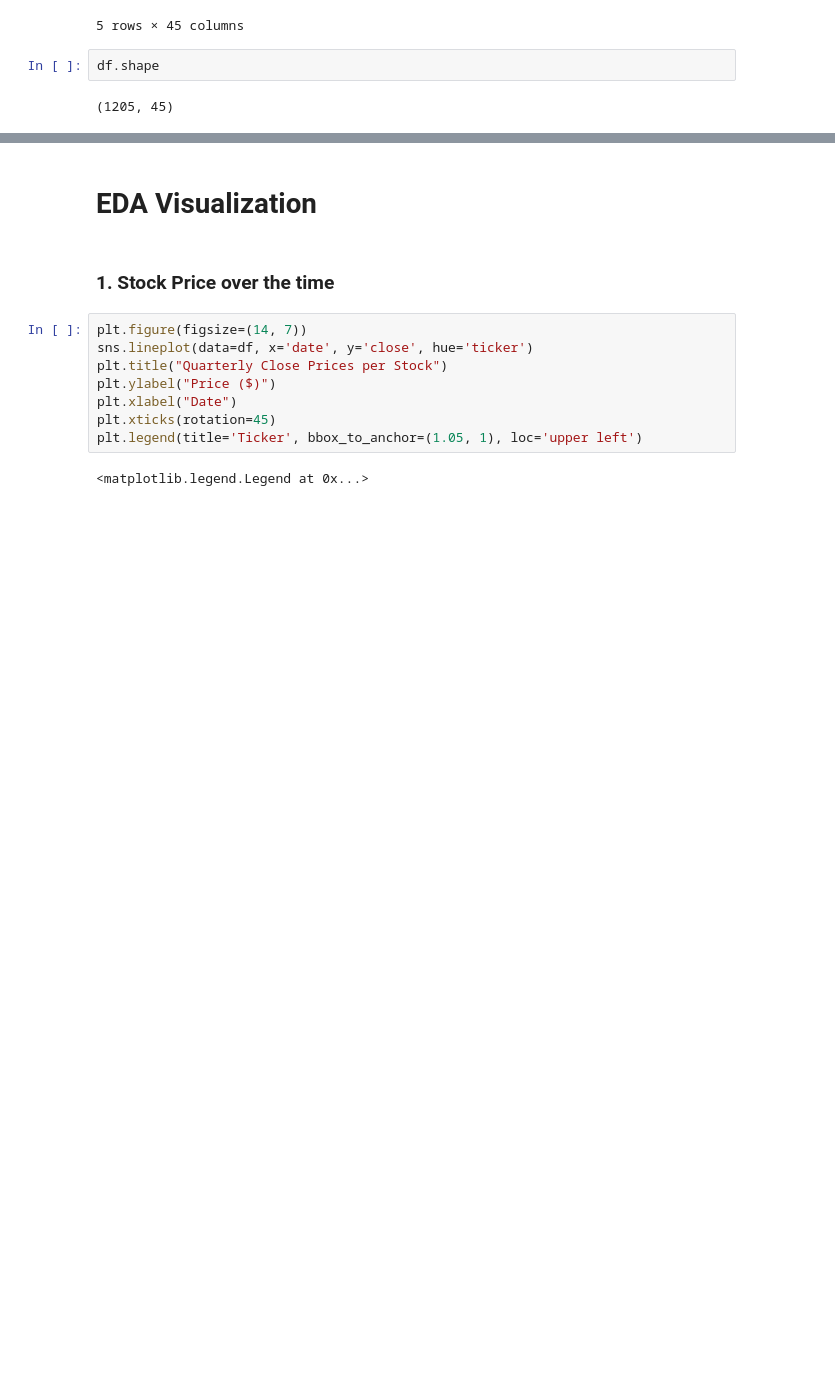
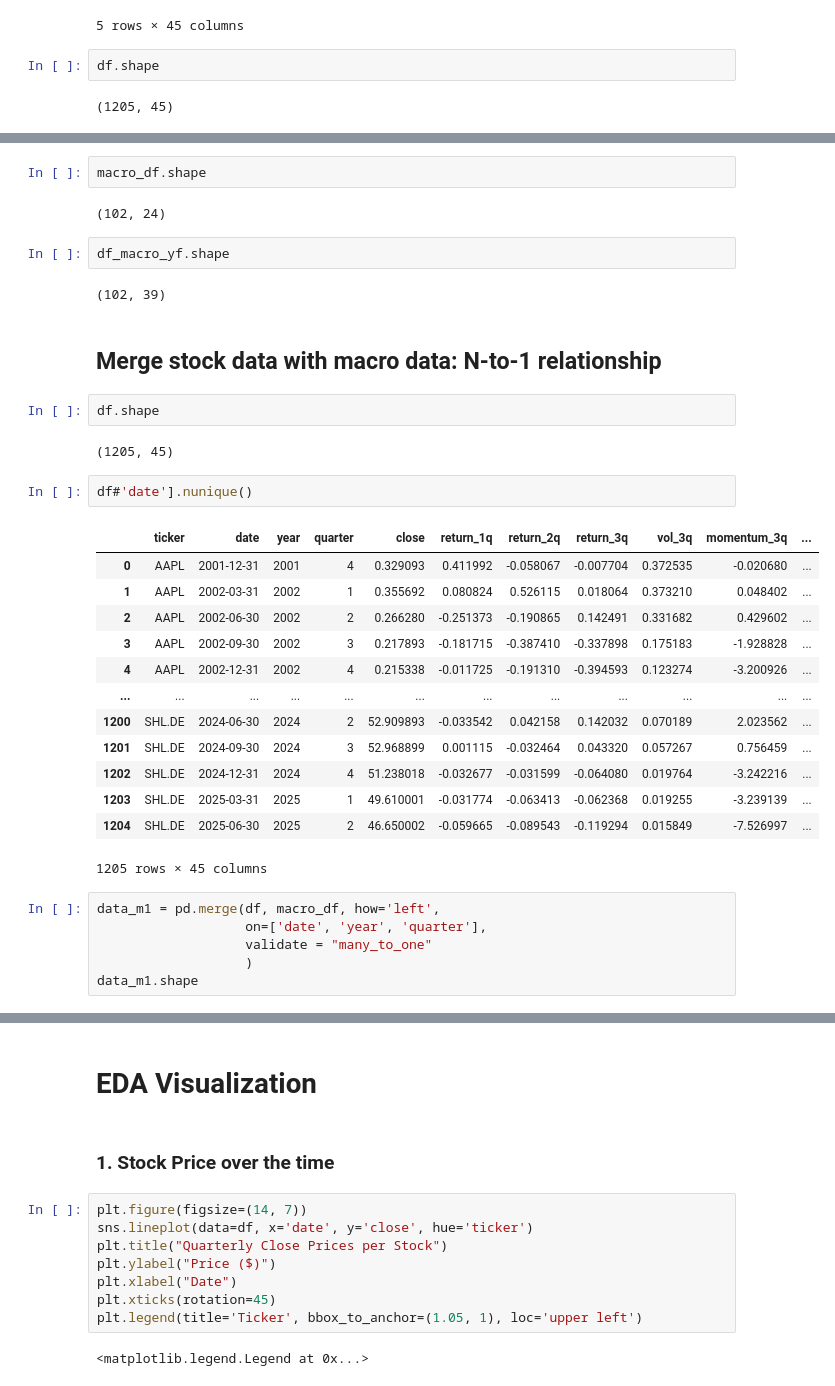
Before and after one commit to Kabalkina/stock-analytics-project, a Jupyter notebook: Scripts/data_extraction.ipynb, the cells around one changed output, grey strips where cells are left out. Cells and saved outputs as stored; diff of their text form; blank space fills up the shorter version.

```diff
--- a/Scripts/data_extraction.ipynb
+++ b/Scripts/data_extraction.ipynb
@@ -316,0 +564,36 @@ df.shape
+# %%
+macro_df.shape
+# %% [output]
+(102, 24)
+# %%
+df_macro_yf.shape
+# %% [output]
+(102, 39)
+# %% [markdown]
+## Merge stock data with macro data: N-to-1 relationship
+# %%
+df.shape
+# %% [output]
+(1205, 45)
+# %%
+df#'date'].nunique()
+# %% [output]
+|  | ticker | date | year | quarter | close | return_1q | return_2q | return_3q | vol_3q | momentum_3q | ... |
+| 0 | AAPL | 2001-12-31 | 2001 | 4 | 0.329093 | 0.411992 | -0.058067 | -0.007704 | 0.372535 | -0.020680 | ... |
+| 1 | AAPL | 2002-03-31 | 2002 | 1 | 0.355692 | 0.080824 | 0.526115 | 0.018064 | 0.373210 | 0.048402 | ... |
+| 2 | AAPL | 2002-06-30 | 2002 | 2 | 0.266280 | -0.251373 | -0.190865 | 0.142491 | 0.331682 | 0.429602 | ... |
+| 3 | AAPL | 2002-09-30 | 2002 | 3 | 0.217893 | -0.181715 | -0.387410 | -0.337898 | 0.175183 | -1.928828 | ... |
+| 4 | AAPL | 2002-12-31 | 2002 | 4 | 0.215338 | -0.011725 | -0.191310 | -0.394593 | 0.123274 | -3.200926 | ... |
+| ... | ... | ... | ... | ... | ... | ... | ... | ... | ... | ... | ... |
+| 1200 | SHL.DE | 2024-06-30 | 2024 | 2 | 52.909893 | -0.033542 | 0.042158 | 0.142032 | 0.070189 | 2.023562 | ... |
+| 1201 | SHL.DE | 2024-09-30 | 2024 | 3 | 52.968899 | 0.001115 | -0.032464 | 0.043320 | 0.057267 | 0.756459 | ... |
+| 1202 | SHL.DE | 2024-12-31 | 2024 | 4 | 51.238018 | -0.032677 | -0.031599 | -0.064080 | 0.019764 | -3.242216 | ... |
+| 1203 | SHL.DE | 2025-03-31 | 2025 | 1 | 49.610001 | -0.031774 | -0.063413 | -0.062368 | 0.019255 | -3.239139 | ... |
+| 1204 | SHL.DE | 2025-06-30 | 2025 | 2 | 46.650002 | -0.059665 | -0.089543 | -0.119294 | 0.015849 | -7.526997 | ... |
+1205 rows × 45 columns
+# %%
+data_m1 = pd.merge(df, macro_df, how='left',
+                   on=['date', 'year', 'quarter'],
+                   validate = "many_to_one"
+                   )
+data_m1.shape
```
Also changed, not shown: parts of 25 cells of this notebook.
